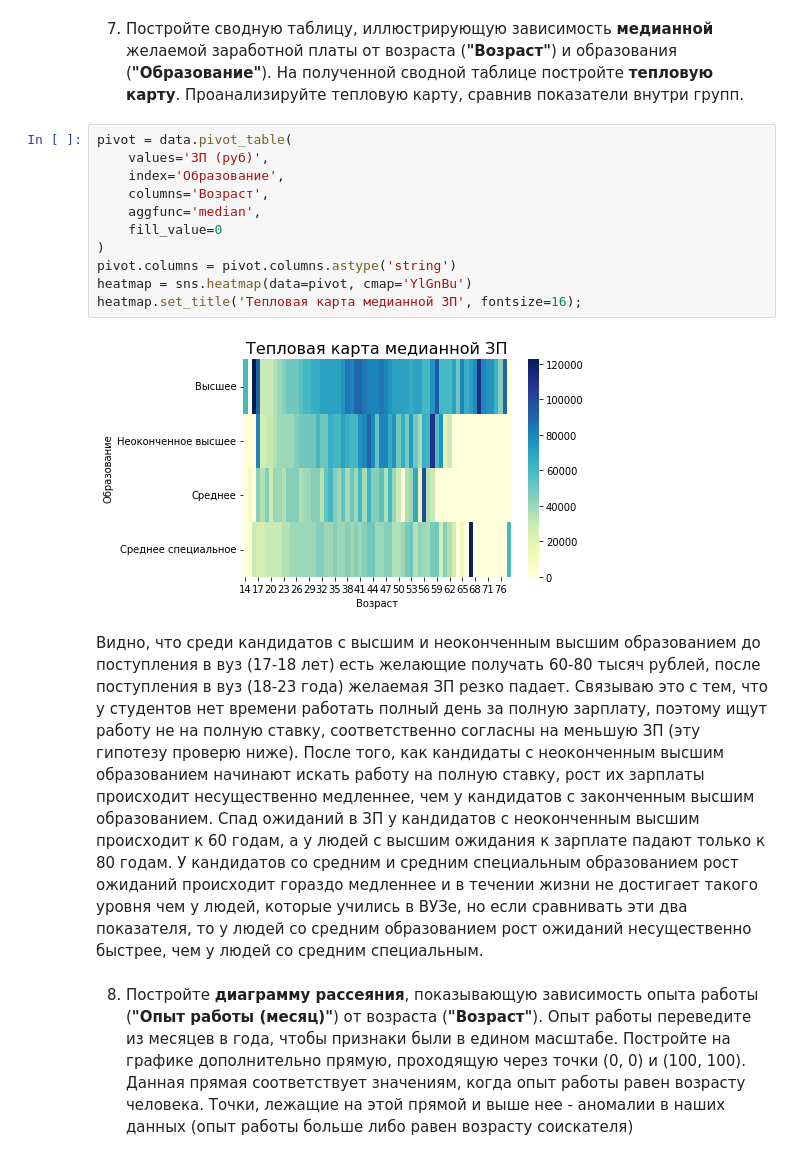
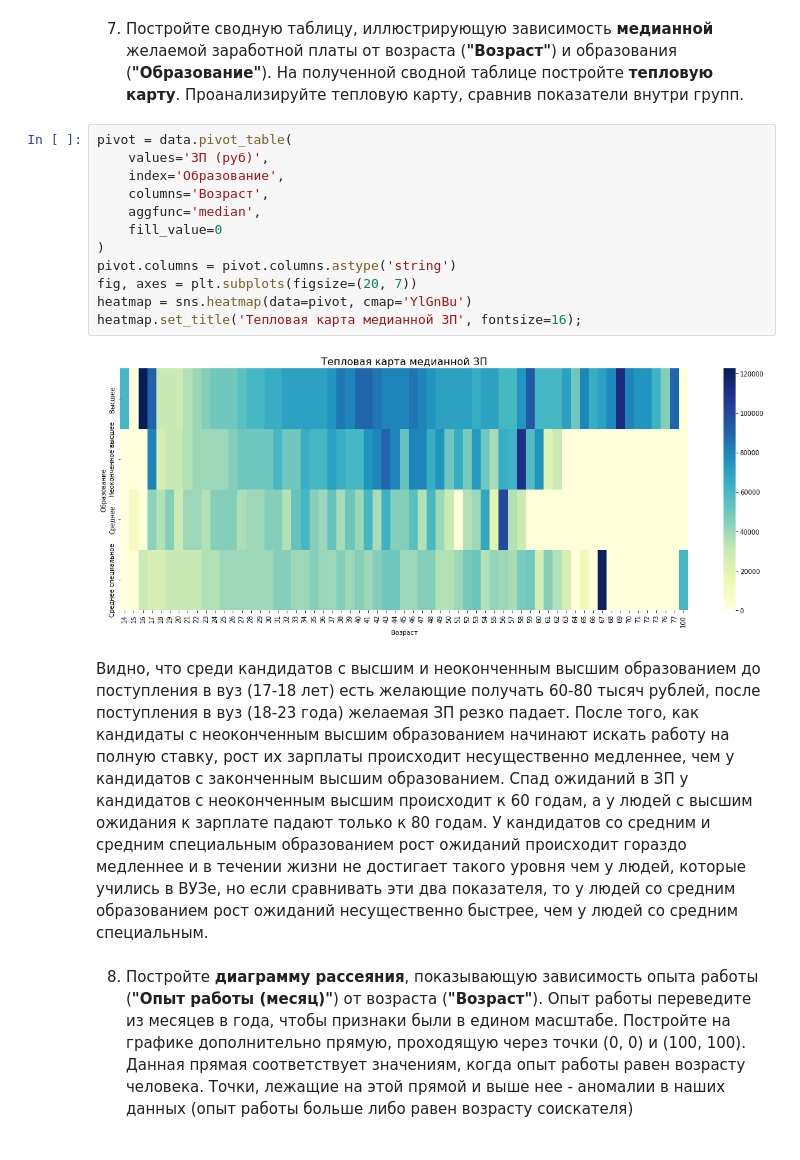
Before and after one commit to malinamedusa/Analysis-vacancies-HeadHunter, a Jupyter notebook: Project_01.ipynb, the cells around one changed output. Drawn from its saved outputs; the diff is of its cells as text.

```diff
--- a/Project_01.ipynb
+++ b/Project_01.ipynb
@@ -567,18 +567,19 @@ barplot1.grid()
 # %%
 pivot = data.pivot_table(
     values='ЗП (руб)',
     index='Образование',
     columns='Возраст',
     aggfunc='median',
     fill_value=0
 )
 pivot.columns = pivot.columns.astype('string')
+fig, axes = plt.subplots(figsize=(20, 7))
 heatmap = sns.heatmap(data=pivot, cmap='YlGnBu')
 heatmap.set_title('Тепловая карта медианной ЗП', fontsize=16);
 # %% [output]
-[figure, old version]
+[figure, new version]
 # %% [markdown]
-Видно, что среди кандидатов с высшим и неоконченным высшим образованием до поступления в вуз (17-18 лет) есть желающие получать 60-80 тысяч рублей, после поступления в вуз (18-23 года) желаемая ЗП резко падает. Связываю это с тем, что у студентов нет времени работать полный день за полную зарплату, поэтому ищут работу не на полную ставку, соответственно согласны на меньшую ЗП (эту гипотезу проверю ниже).
+Видно, что среди кандидатов с высшим и неоконченным высшим образованием до поступления в вуз (17-18 лет) есть желающие получать 60-80 тысяч рублей, после поступления в вуз (18-23 года) желаемая ЗП резко падает.
 После того, как кандидаты с неоконченным высшим образованием начинают искать работу на полную ставку, рост их зарплаты происходит несущественно медленнее, чем у кандидатов с законченным высшим образованием.
 Спад ожиданий в ЗП у кандидатов с неоконченным высшим происходит к 60 годам, а у людей с высшим ожидания к зарплате падают только к 80 годам.
 У кандидатов со средним и средним специальным образованием рост ожиданий происходит гораздо медленнее и в течении жизни не достигает такого уровня чем у людей, которые учились в ВУЗе, но если сравнивать эти два показателя, то у людей со средним образованием рост ожиданий несущественно быстрее, чем у людей со средним специальным.
```
Also changed, not shown: parts of 7 cells of this notebook.
